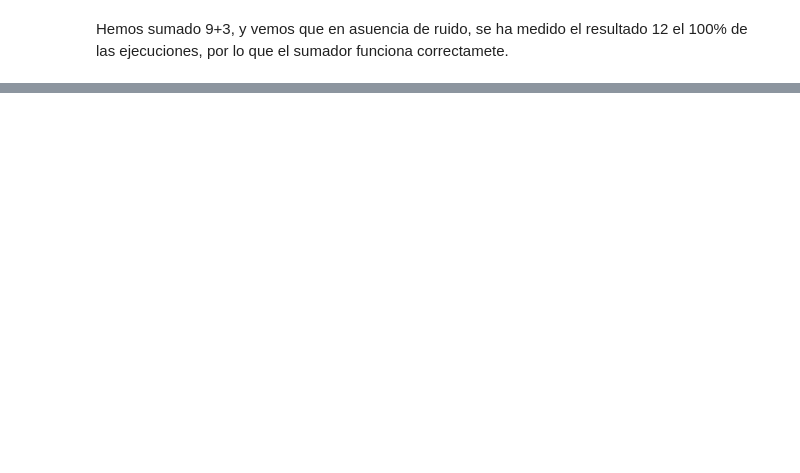
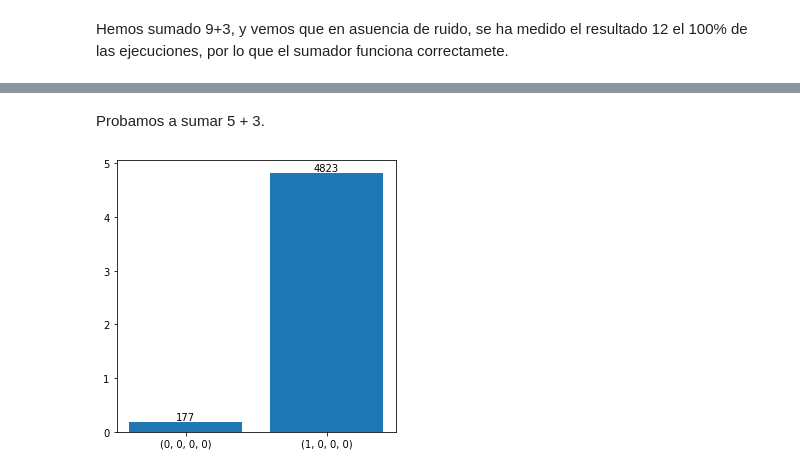
Before and after one commit to gulis1/APCC, a Jupyter notebook: Practica3/Ejercicio3.ipynb, the cells around one changed output, grey strips where cells are left out. Saved outputs shown, nothing was run; the diff lists cells and outputs as text; code cells hidden in the pictures; blank space fills up the shorter version.

```diff
--- a/Practica3/Ejercicio3.ipynb
+++ b/Practica3/Ejercicio3.ipynb
@@ -99,0 +107,13 @@ Hemos sumado 9+3, y vemos que en asuencia de ruido, se ha medido el resultado 12
+# %%
+# Función que nos crea el circuito de la AQFT.
+def AQFT(qubits, n_rot=2):
+
+    N = len(qubits)
+    circuit = cirq.Circuit()
+
+    for i in range(N):
+        circuit.append(cirq.H(qubits[i]))
+        for j in range(i + 1, min(i+n_rot+1, N)):
+            circuit.append(cirq.CZ(qubits[j], qubits[i])**(0.5**(j-i)))
+
+    return circuit
@@ -99,0 +122,36 @@ Hemos sumado 9+3, y vemos que en asuencia de ruido, se ha medido el resultado 12
+# %%
+# Número de qubits de cada operando
+N = 4
+
+A = 0b0101  # Primer operando: 5
+B = 0b0011  # Segundo operando: 3
+
+qubits = cirq.LineQubit.range(2*N)
+circuit = cirq.Circuit()
+
+# Inicializamos los qubits opreando al valor que deseamos.
+for i in range(N):
+
+    if ((A >> N - i - 1) & 0x1) == 1:
+        circuit.append(cirq.X(qubits[i]))
+
+    if (B >> N - i - 1 & 0x1) == 1:
+        circuit.append(cirq.X(qubits[N + i]))
+
+qft_circ = AQFT(qubits[:N], n_rot=2)
+circuit.append(qft_circ)
+
+circuit.append(adder(qubits))
+circuit.append(cirq.inverse(qft_circ))
+
+# Medimos unicamente los qubits 0:3, que son los que contienen A+B
+for qubit in qubits[:N]:
+    circuit.append(cirq.measure(qubit))
+# %% [markdown]
+Probamos a sumar 5 + 3.
+# %%
+results = cirq.Simulator().run(circuit, repetitions=5000).multi_measurement_histogram(keys=qubits[:N])
+
+plot_histogram(results)
+# %% [output]
+[figure, added]
```
Also changed, not shown: parts of 14 cells of this notebook, 2 other files.
